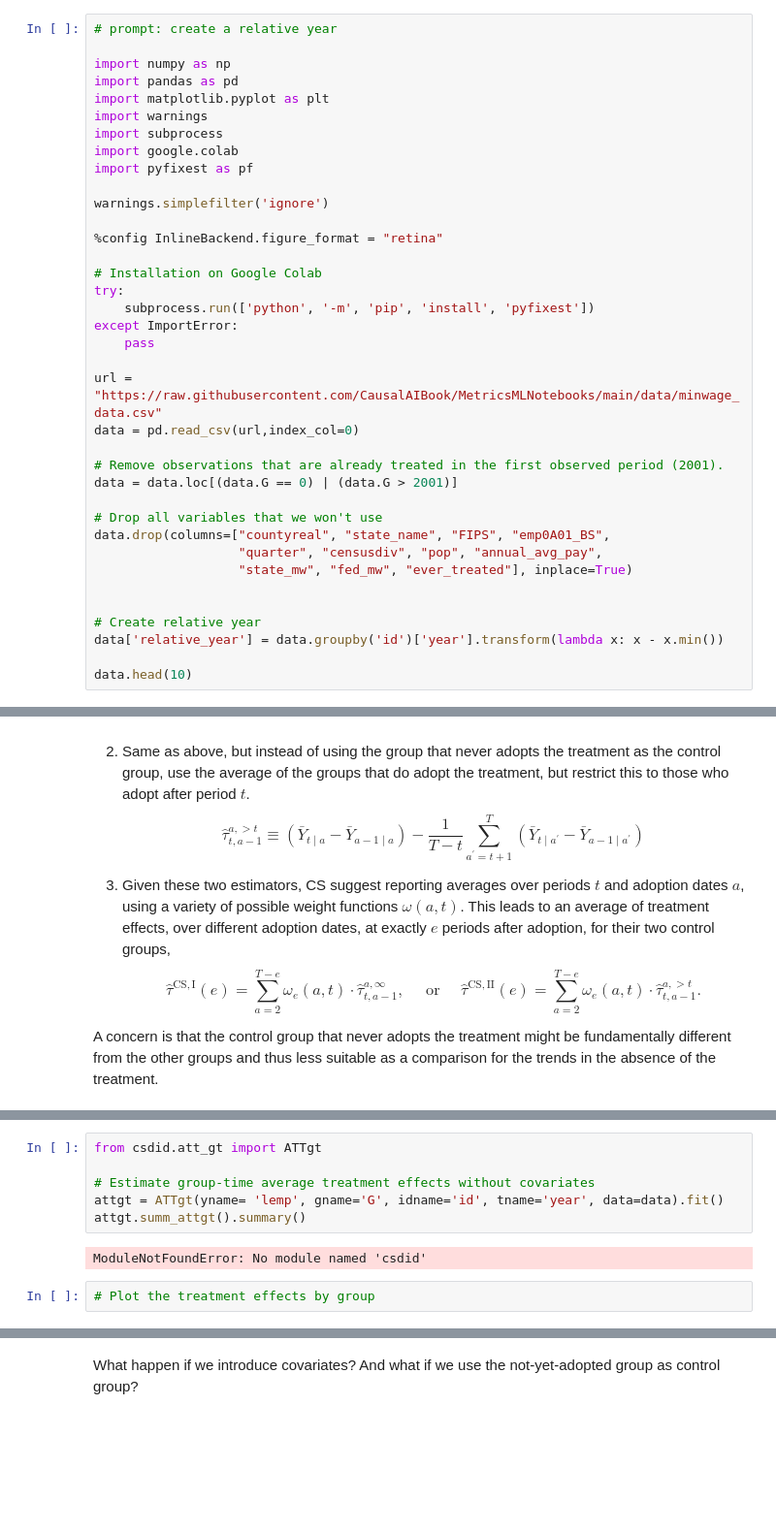
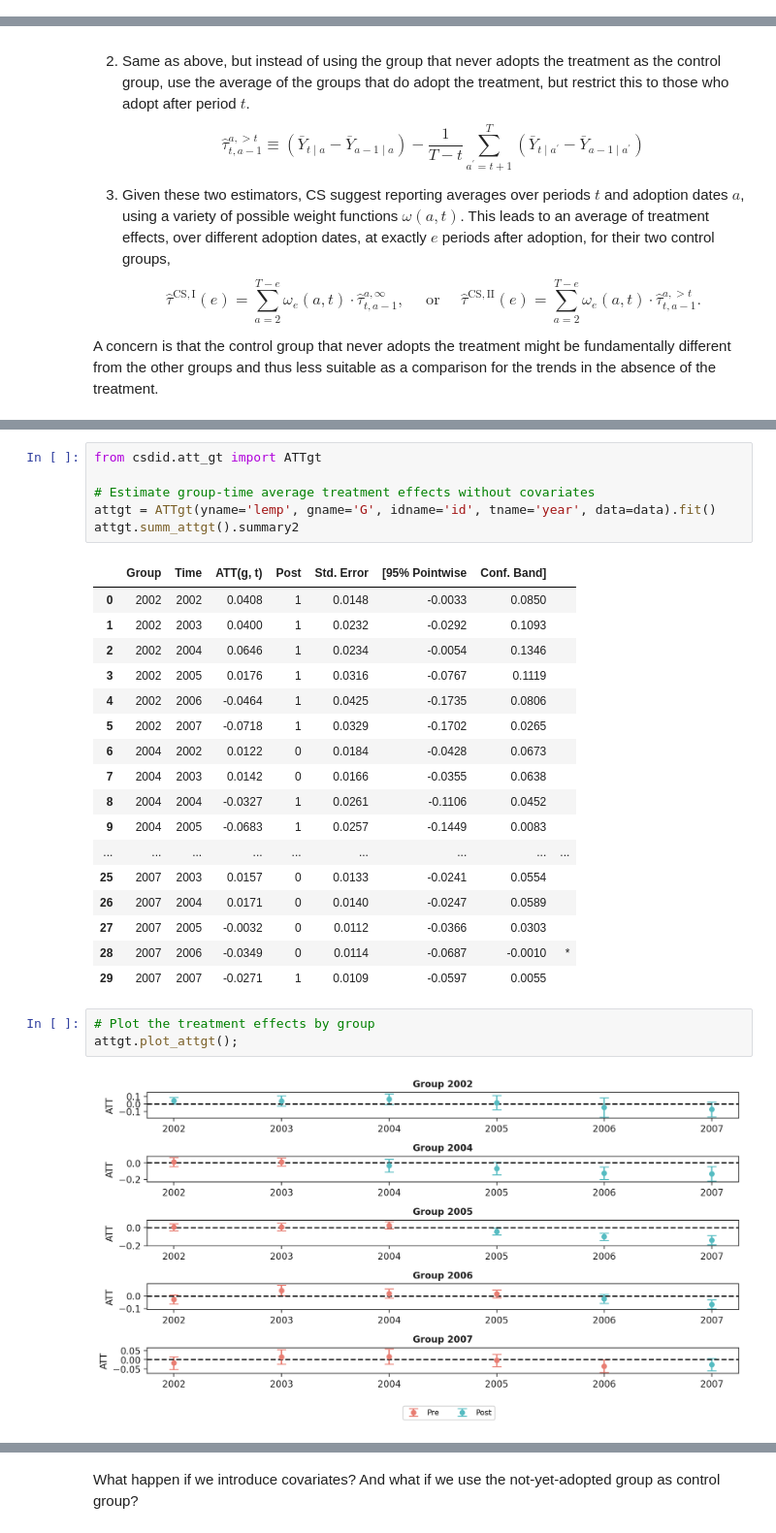
Before and after one commit to sofials2002/SOFIA, a Jupyter notebook: DiD_Modern.ipynb, the cells around one changed output, grey strips where cells are left out. Shown: that part at 97% size. Cells and saved outputs as stored; diff of their text form; blank space fills up the shorter version.

```diff
--- a/DiD_Modern.ipynb
+++ b/DiD_Modern.ipynb
@@ -111,42 +94,5 @@ Observations:  17549
 | treated       |     -0.035 |        0.006 |    -6.189 |      0.000 | -0.046 |  -0.024 |
 ---
 RMSE: 0.13 R2: 0.993 R2 Within: 0.003
-# %%
-# prompt: create a relative year
-
-import numpy as np
-import pandas as pd
-import matplotlib.pyplot as plt
-import warnings
-import subprocess
-import google.colab
-import pyfixest as pf
-
-warnings.simplefilter('ignore')
-
-%config InlineBackend.figure_format = "retina"
-
-# Installation on Google Colab
-try:
-    subprocess.run(['python', '-m', 'pip', 'install', 'pyfixest'])
-except ImportError:
-    pass
-
-url = "https://raw.githubusercontent.com/CausalAIBook/MetricsMLNotebooks/main/data/minwage_data.csv"
-data = pd.read_csv(url,index_col=0)
-
-# Remove observations that are already treated in the first observed period (2001).
-data = data.loc[(data.G == 0) | (data.G > 2001)]
-
-# Drop all variables that we won't use
-data.drop(columns=["countyreal", "state_name", "FIPS", "emp0A01_BS",
-                   "quarter", "censusdiv", "pop", "annual_avg_pay",
-                   "state_mw", "fed_mw", "ever_treated"], inplace=True)
-
-
-# Create relative year
-data['relative_year'] = data.groupby('id')['year'].transform(lambda x: x - x.min())
-
-data.head(10)
 # %%
 # TWFE with dynamic treatment effects
@@ -215,11 +138,30 @@ Successfully installed csdid-0.2.5 nh3-0.2.18 numpy-1.24.3 pkginfo-1.10.0 readme
 from csdid.att_gt import ATTgt
 
 # Estimate group-time average treatment effects without covariates
-attgt = ATTgt(yname= 'lemp', gname='G', idname='id', tname='year', data=data).fit()
-attgt.summ_attgt().summary()
+attgt = ATTgt(yname='lemp', gname='G', idname='id', tname='year', data=data).fit()
+attgt.summ_attgt().summary2
 # %% [output]
-ModuleNotFoundError: No module named 'csdid'
+|  | Group | Time | ATT(g, t) | Post | Std. Error | [95% Pointwise | Conf. Band] |  |
+| 0 | 2002 | 2002 | 0.0408 | 1 | 0.0148 | -0.0033 | 0.0850 |  |
+| 1 | 2002 | 2003 | 0.0400 | 1 | 0.0232 | -0.0292 | 0.1093 |  |
+| 2 | 2002 | 2004 | 0.0646 | 1 | 0.0234 | -0.0054 | 0.1346 |  |
+| 3 | 2002 | 2005 | 0.0176 | 1 | 0.0316 | -0.0767 | 0.1119 |  |
+| 4 | 2002 | 2006 | -0.0464 | 1 | 0.0425 | -0.1735 | 0.0806 |  |
+| 5 | 2002 | 2007 | -0.0718 | 1 | 0.0329 | -0.1702 | 0.0265 |  |
+| 6 | 2004 | 2002 | 0.0122 | 0 | 0.0184 | -0.0428 | 0.0673 |  |
+| 7 | 2004 | 2003 | 0.0142 | 0 | 0.0166 | -0.0355 | 0.0638 |  |
+| 8 | 2004 | 2004 | -0.0327 | 1 | 0.0261 | -0.1106 | 0.0452 |  |
+| 9 | 2004 | 2005 | -0.0683 | 1 | 0.0257 | -0.1449 | 0.0083 |  |
+| ... | ... | ... | ... | ... | ... | ... | ... | ... |
+| 25 | 2007 | 2003 | 0.0157 | 0 | 0.0133 | -0.0241 | 0.0554 |  |
+| 26 | 2007 | 2004 | 0.0171 | 0 | 0.0140 | -0.0247 | 0.0589 |  |
+| 27 | 2007 | 2005 | -0.0032 | 0 | 0.0112 | -0.0366 | 0.0303 |  |
+| 28 | 2007 | 2006 | -0.0349 | 0 | 0.0114 | -0.0687 | -0.0010 | * |
+| 29 | 2007 | 2007 | -0.0271 | 1 | 0.0109 | -0.0597 | 0.0055 |  |
 # %%
 # Plot the treatment effects by group
+attgt.plot_attgt();
+# %% [output]
+[figure, added]
 # %%
 # Agreggated treatment effect
```
Also changed, not shown: parts of 12 cells of this notebook.
